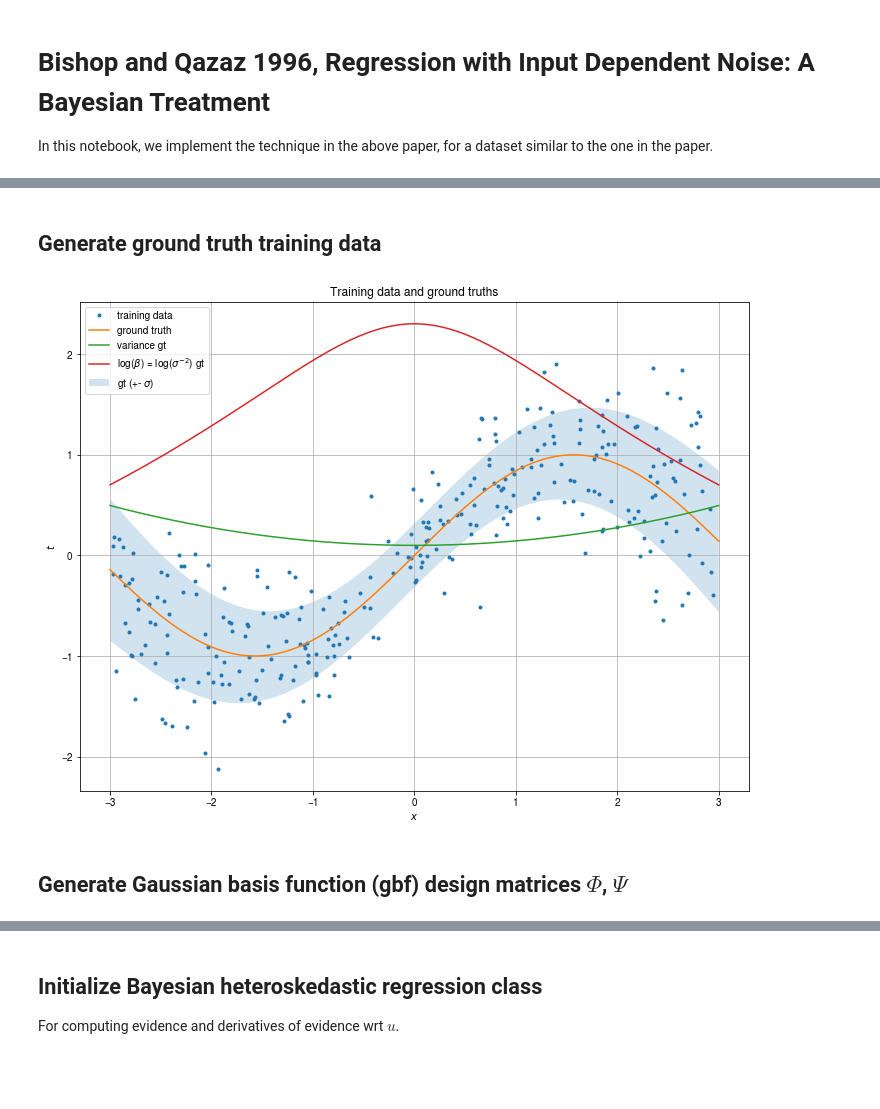
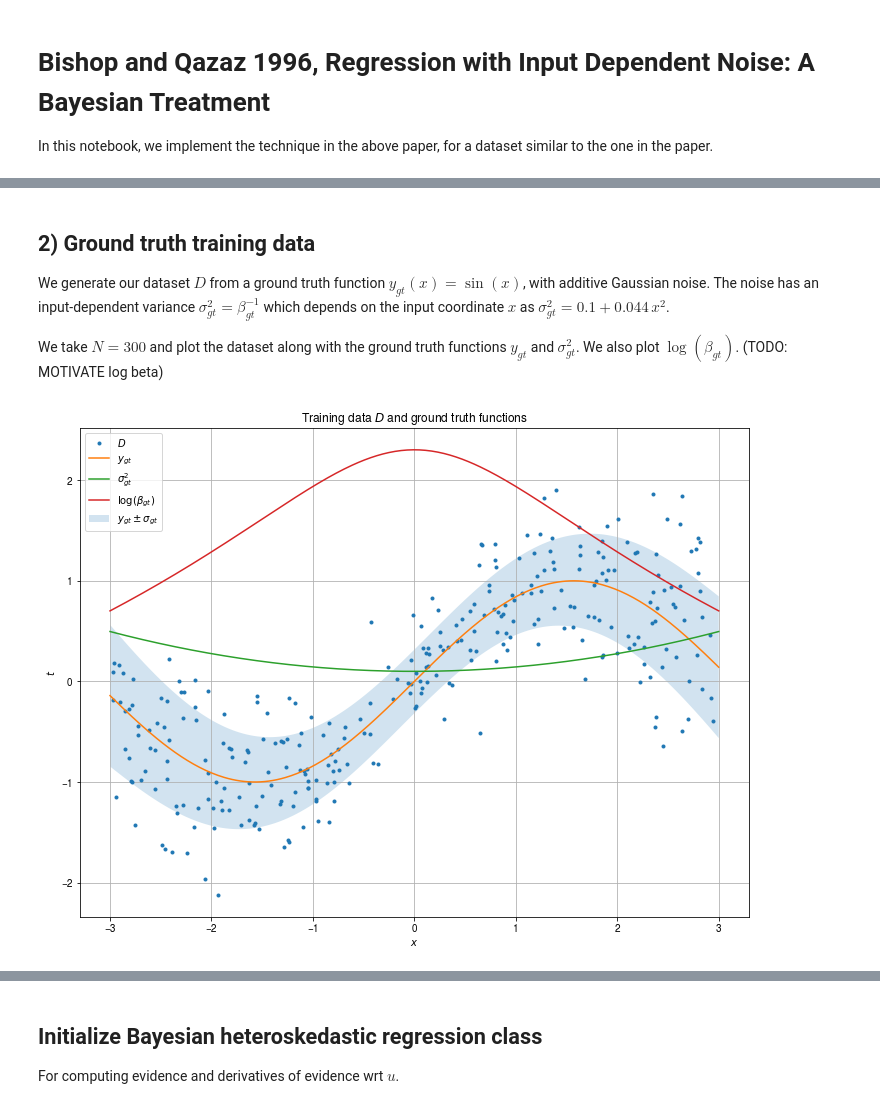
Before and after one commit to fineline179/het_regression, a Jupyter notebook: code/paper_quad/bishop_quad_gbf.ipynb, the cells around one changed output, grey strips where cells are left out. Cells and saved outputs as stored; diff of their text form; code cells hidden in the pictures; blank space fills up the shorter version.

```diff
--- a/code/paper_quad/bishop_quad_gbf.ipynb
+++ b/code/paper_quad/bishop_quad_gbf.ipynb
@@ -14,3 +39,9 @@ import numpy as np
+# %% [markdown]
+## 2) Ground truth training data
+
+We generate our dataset $D$ from a ground truth function $y_{gt}(x) = \sin(x)$, with additive Gaussian noise. The noise has an input-dependent variance $\sigma^2_{gt} = \beta^{-1}_{gt}$ which depends on the input coordinate $x$ as $\sigma^2_{gt} = 0.1 + 0.044\,x^2$.
+
+We take $N=300$ and plot the dataset along with the ground truth functions $y_{gt}$ and $\sigma^2_{gt}$. We also plot $\log (\beta_{gt})$. (TODO: MOTIVATE log beta)
 # %%
 # ground truth data model (from BISHOP fig 2). Looks like just sin(x)
 def data_model(x):
@@ -19,8 +50,6 @@ def data_model(x):
 # variance data model (from BISHOP fig 2)
 def variance_model(x):
   return 0.1 + 0.044 * x**2
-# %% [markdown]
-## Generate ground truth training data
 # %%
 N = 300 # num data points
 (x_min, x_max) = (-3, 3) # indep var range
@@ -28,39 +57,37 @@ N = 300 # num data points
 # generate ground truth data
 np.random.seed(42)
 # training data indep var (x) values
 X = np.random.uniform(x_min, x_max, N)
 # noise from x-dep variance model
 ep = np.array([np.random.normal(0., np.sqrt(variance_model(el))) for el in X])
 # training data hypothesis values y(x)
 t = data_model(X) + ep
 
 ## for plotting ground truth functions ################################################
 # ground truth hypothesis
 # Xcont = np.linspace(np.min(X), np.max(X), N)
 Xcont = np.linspace(x_min, x_max, N)
 tcont = data_model(Xcont)
 
 # ground truth for input-dep variance
 X_var_cont = variance_model(Xcont)
 # ground truth for input-dep stddev = sqrt(variance)
 X_stddev_cont = np.sqrt(X_var_cont)
 # ground truth for inverse variance, beta
 X_invvar_cont = 1. / X_var_cont
 # ground truth for log inverse variance, log(beta) = u^T.phi
 X_loginvvar_cont = np.log(X_invvar_cont)
 #######################################################################################
 
 fig, ax = plt.subplots(figsize=(12, 9))
-ax.plot(X, t,'.', label='training data')
-ax.plot(Xcont, tcont, label='ground truth')
-ax.plot(Xcont, X_var_cont, label='variance gt')
-ax.plot(Xcont, X_loginvvar_cont, label=r'log($\beta$) = log($\sigma^{-2}$) gt')
+ax.plot(X, t,'.', label=r'$D$')
+ax.plot(Xcont, tcont, label=r'$y_{gt}$')
+ax.plot(Xcont, X_var_cont, label=r'$\sigma^2_{gt}$')
+ax.plot(Xcont, X_loginvvar_cont, label=r'$\log(\beta_{gt})$')
 ax.fill_between(Xcont, tcont + X_stddev_cont, tcont - X_stddev_cont,
-                alpha=0.2, label='gt (+- $\sigma$)')
-ax.set(xlabel=r'$x$', ylabel=r'$t$', title='Training data and ground truths')
+                alpha=0.2, label=r'$y_{gt} \pm \sigma_{gt}$')
+ax.set(xlabel=r'$x$', ylabel=r'$t$', title=r'Training data $D$ and ground truth functions')
 ax.legend()
 ax.grid()
 # %% [output]
-[figure, old version]
+[figure, new version]
-# %% [markdown]
-## Generate Gaussian basis function (gbf) design matrices $\Phi$, $\Psi$
```
Also changed, not shown: parts of 3 cells of this notebook.
